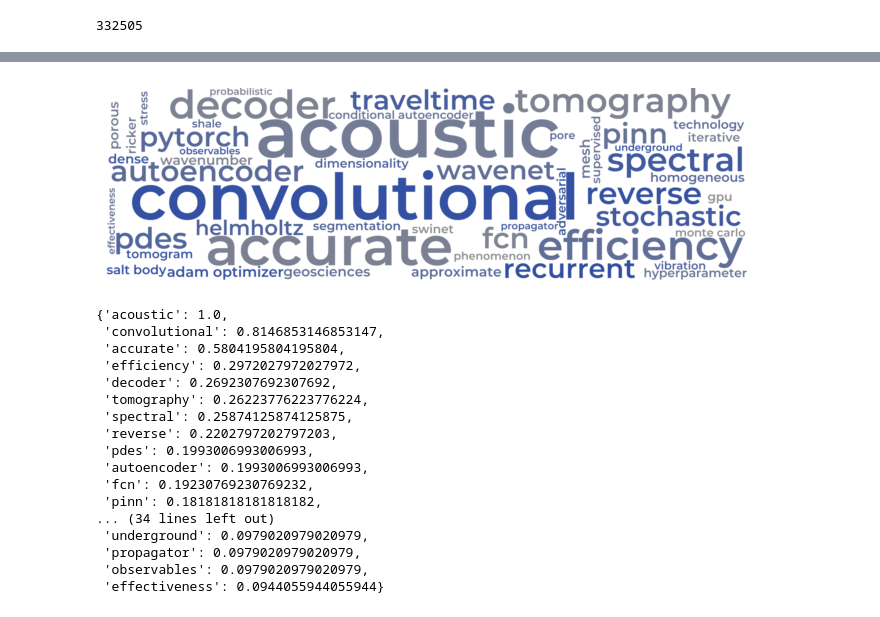
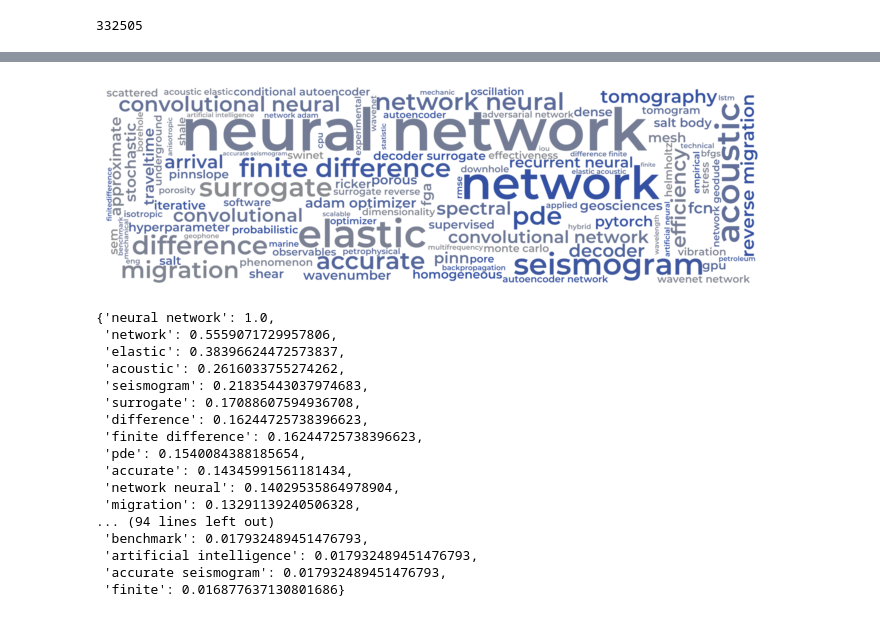
Before and after one commit to oscar-rincon/scoping-ml-wave-seismology, a Jupyter notebook: main/04_data_charting/generate_wordcloud_editable.ipynb, the cells around one changed output, grey strips where cells are left out. Saved outputs shown, nothing was run; the diff lists cells and outputs as text; code cells hidden in the pictures.

```diff
--- a/main/04_data_charting/generate_wordcloud_editable.ipynb
+++ b/main/04_data_charting/generate_wordcloud_editable.ipynb
@@ -77,11 +91,7 @@ tokens = word_tokenize(text_)
 token_bigrams = list(bigrams(tokens))
 token_trigrams = list(trigrams(tokens))
 
-protected = {
-    " ".join(ngram)
-    for ngram in token_bigrams + token_trigrams
-    if " ".join(ngram) in PROTECTED_PHRASES
-}
+
 
 # --------------------------------------------------
 # POS TAGGING + FILTERING
@@ -101,6 +111,7 @@ for word, pos in pos_tags:
 
     lemma = lemmatizer.lemmatize(word.lower())
 
+
     # remove short tokens
     if len(lemma) <= 2:
         continue
@@ -118,13 +129,7 @@ for word, pos in pos_tags:
 
     filtered_tokens.append(lemma)
 
-# --------------------------------------------------
-# ADD PROTECTED PHRASES BACK
-# --------------------------------------------------
 
-filtered_tokens.extend(
-    phrase.replace(" ", "_") for phrase in protected
-)
 
 filtered_tokens = remove_consecutive_duplicates(filtered_tokens)
 
@@ -180,44 +185,44 @@ clean_text = " ".join(grouped_tokens)
 # %%
 wc = WordCloud(
     font_path="Montserrat-SemiBold.ttf",
     background_color="white",
     colormap=blue_gray_cmap,
     prefer_horizontal=0.7,
-    max_words=100,
-    width=4100,
-    height=int(4100*0.3),
+    max_words=110,
+    width=5000,
+    height=int(5000*0.3),
     random_state=4,
-    min_font_size=1,
+    min_font_size=10,
     max_font_size=450
 )
 
 wc.generate(clean_text)
 
-plt.figure(figsize=(6.5, (6.8*0.3)), constrained_layout=True)
+plt.figure(figsize=(6.8, (6.8*0.3)), constrained_layout=True)
 plt.imshow(wc, interpolation="bilinear")
 plt.axis("off")
 plt.savefig("figs/wordcloud.svg", dpi=300)
 plt.show()
 # %% [output]
-[figure, old version]
+[figure, new version]
 # %%
 wc.words_
 # %% [output]
-{'acoustic': 1.0,
- 'convolutional': 0.8146853146853147,
- 'accurate': 0.5804195804195804,
- 'efficiency': 0.2972027972027972,
- 'decoder': 0.2692307692307692,
- 'tomography': 0.26223776223776224,
- 'spectral': 0.25874125874125875,
- 'reverse': 0.2202797202797203,
- 'pdes': 0.1993006993006993,
- 'autoencoder': 0.1993006993006993,
- 'fcn': 0.19230769230769232,
- 'pinn': 0.18181818181818182,
-... (34 lines left out)
- 'underground': 0.0979020979020979,
- 'propagator': 0.0979020979020979,
- 'observables': 0.0979020979020979,
- 'effectiveness': 0.0944055944055944}
+{'neural network': 1.0,
+ 'network': 0.5559071729957806,
+ 'elastic': 0.38396624472573837,
+ 'acoustic': 0.2616033755274262,
+ 'seismogram': 0.21835443037974683,
+ 'surrogate': 0.17088607594936708,
+ 'difference': 0.16244725738396623,
+ 'finite difference': 0.16244725738396623,
+ 'pde': 0.1540084388185654,
+ 'accurate': 0.14345991561181434,
+ 'network neural': 0.14029535864978904,
+ 'migration': 0.13291139240506328,
+... (94 lines left out)
+ 'benchmark': 0.017932489451476793,
+ 'artificial intelligence': 0.017932489451476793,
+ 'accurate seismogram': 0.017932489451476793,
+ 'finite': 0.016877637130801686}
 # %%
```
Also changed, not shown: parts of 6 cells of this notebook, 6 other files.
